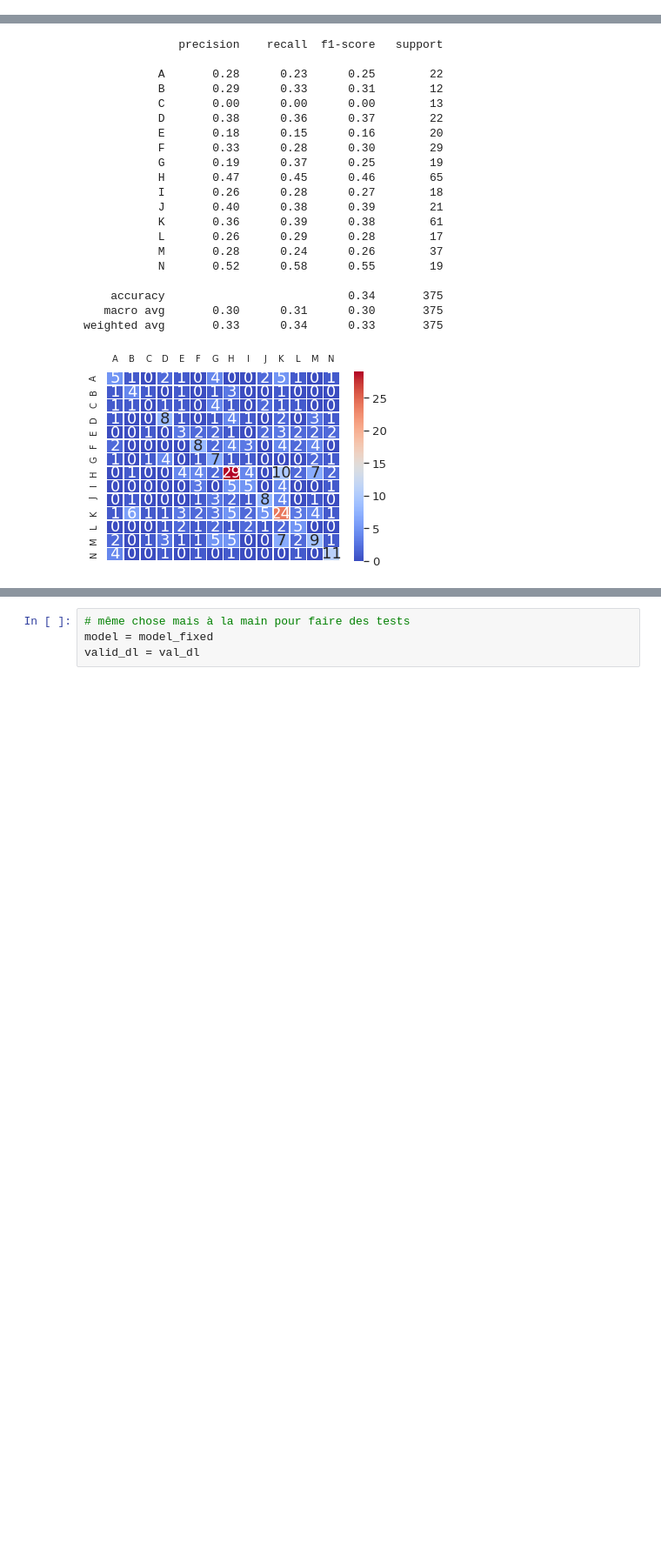
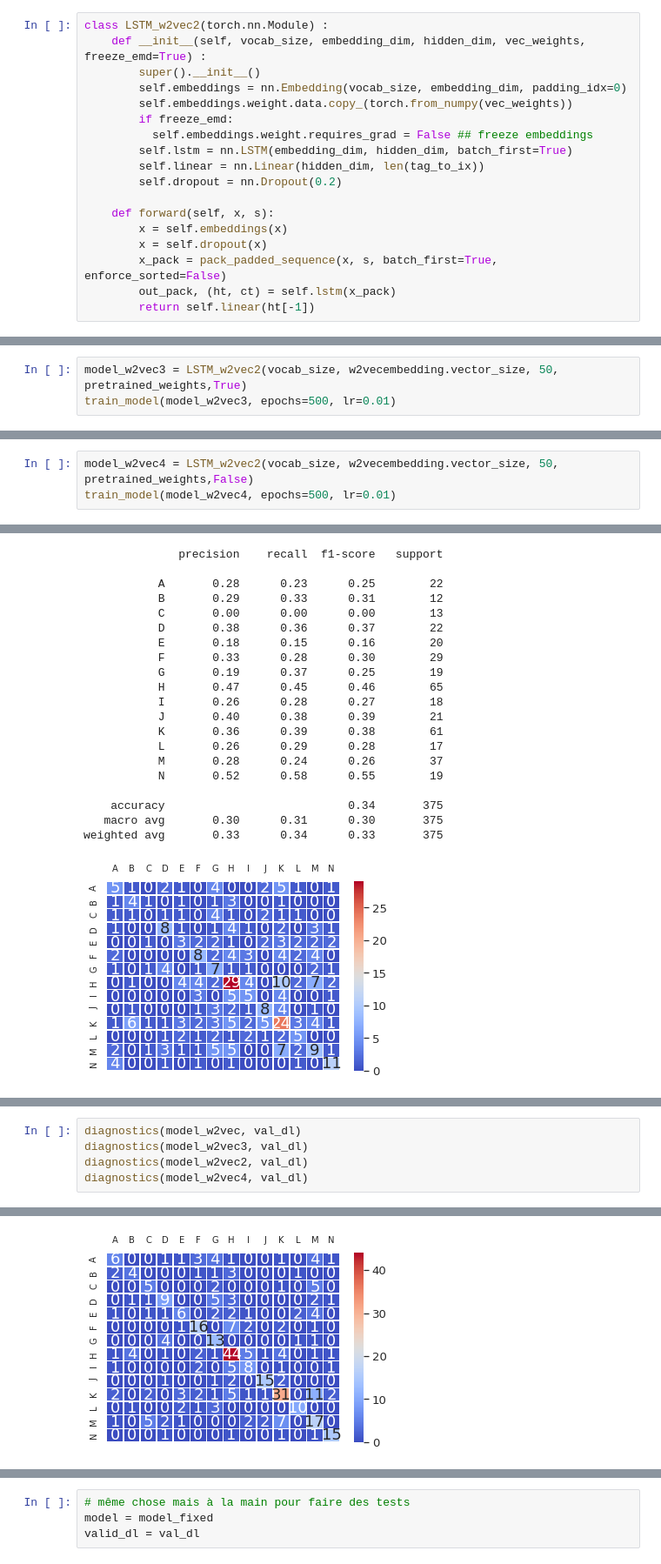
Before and after one commit to ARKEnsae/JobDomainPrediction_NLP, a Jupyter notebook: Prévision_catégorie_métier_ROME.ipynb, the cells around one changed output, grey strips where cells are left out. Shown at 87% size. Drawn from its saved outputs; the diff is of its cells as text; blank space fills up the shorter version.

```diff
--- a/Prévision_catégorie_métier_ROME.ipynb
+++ b/Prévision_catégorie_métier_ROME.ipynb
@@ -1021,6 +1020,24 @@ class LSTM_w2vec(torch.nn.Module) :
         x = self.dropout(x)
         lstm_out, (ht, ct) = self.lstm(x)
         return self.linear(ht[-1])
+# %%
+class LSTM_w2vec2(torch.nn.Module) :
+    def __init__(self, vocab_size, embedding_dim, hidden_dim, vec_weights, freeze_emd=True) :
+        super().__init__()
+        self.embeddings = nn.Embedding(vocab_size, embedding_dim, padding_idx=0)
+        self.embeddings.weight.data.copy_(torch.from_numpy(vec_weights))
+        if freeze_emd:
+          self.embeddings.weight.requires_grad = False ## freeze embeddings
+        self.lstm = nn.LSTM(embedding_dim, hidden_dim, batch_first=True)
+        self.linear = nn.Linear(hidden_dim, len(tag_to_ix))
+        self.dropout = nn.Dropout(0.2)
+
+    def forward(self, x, s):
+        x = self.embeddings(x)
+        x = self.dropout(x)
+        x_pack = pack_padded_sequence(x, s, batch_first=True, enforce_sorted=False)
+        out_pack, (ht, ct) = self.lstm(x_pack)
+        return self.linear(ht[-1])
 # %%
 model_fixed =  LSTM_fixed_len(vocab_size, 50, 50)
 train_model(model_fixed, epochs=500, lr=0.01)
@@ -1107,0 +1125,3 @@ train loss 0.516, val loss 4.770, val accuracy 0.184
+# %%
+model_w2vec3 = LSTM_w2vec2(vocab_size, w2vecembedding.vector_size, 50, pretrained_weights,True)
+train_model(model_w2vec3, epochs=500, lr=0.01)
@@ -1107,0 +1146,3 @@ train loss 0.516, val loss 4.770, val accuracy 0.184
+# %%
+model_w2vec4 = LSTM_w2vec2(vocab_size, w2vecembedding.vector_size, 50, pretrained_weights,False)
+train_model(model_w2vec4, epochs=500, lr=0.01)
@@ -1229,0 +1289,6 @@ weighted avg       0.20      0.17      0.18       375
+# %%
+diagnostics(model_w2vec, val_dl)
+diagnostics(model_w2vec3, val_dl)
+diagnostics(model_w2vec2, val_dl)
+diagnostics(model_w2vec4, val_dl)
+# %% [output]
@@ -1229,0 +1315 @@ weighted avg       0.20      0.17      0.18       375
+[figure, added]
```
Also changed, not shown: parts of 20 cells of this notebook.
